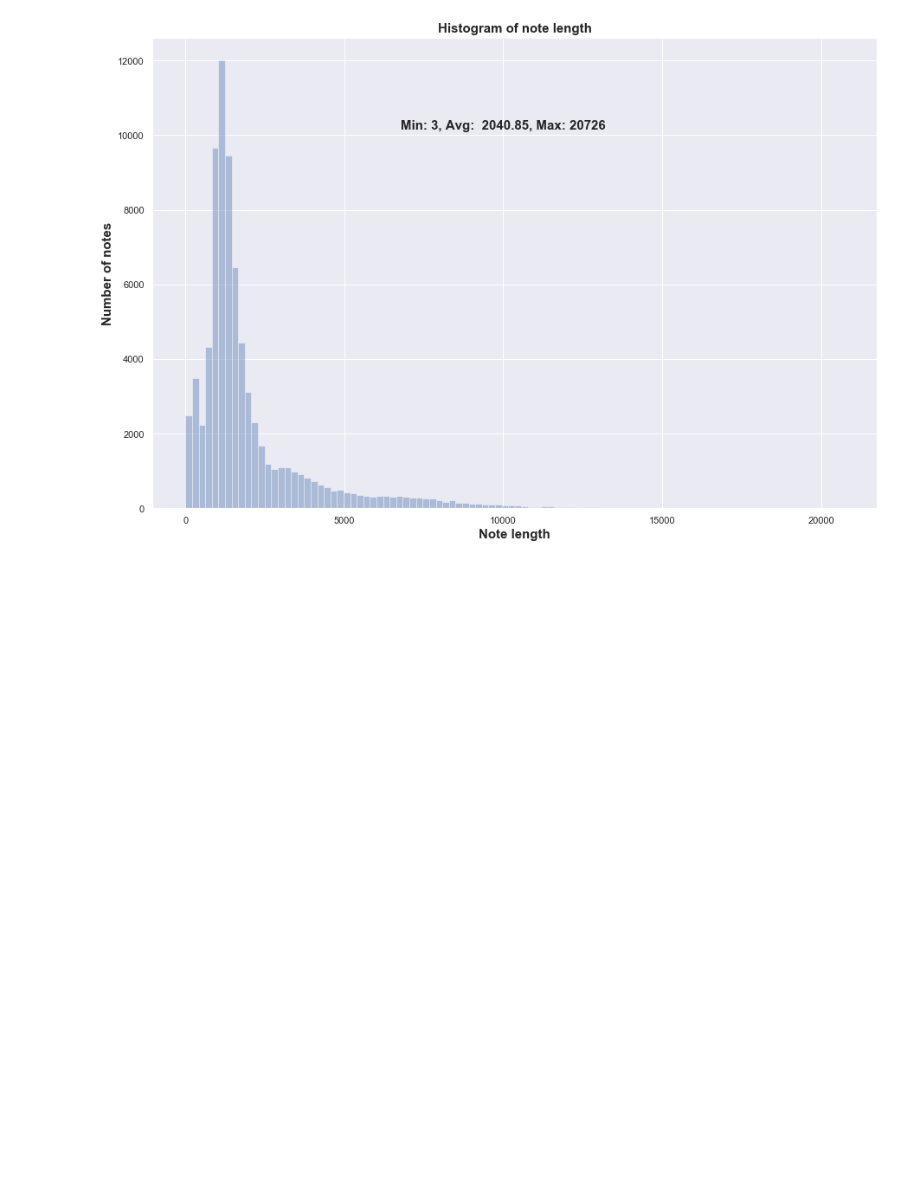
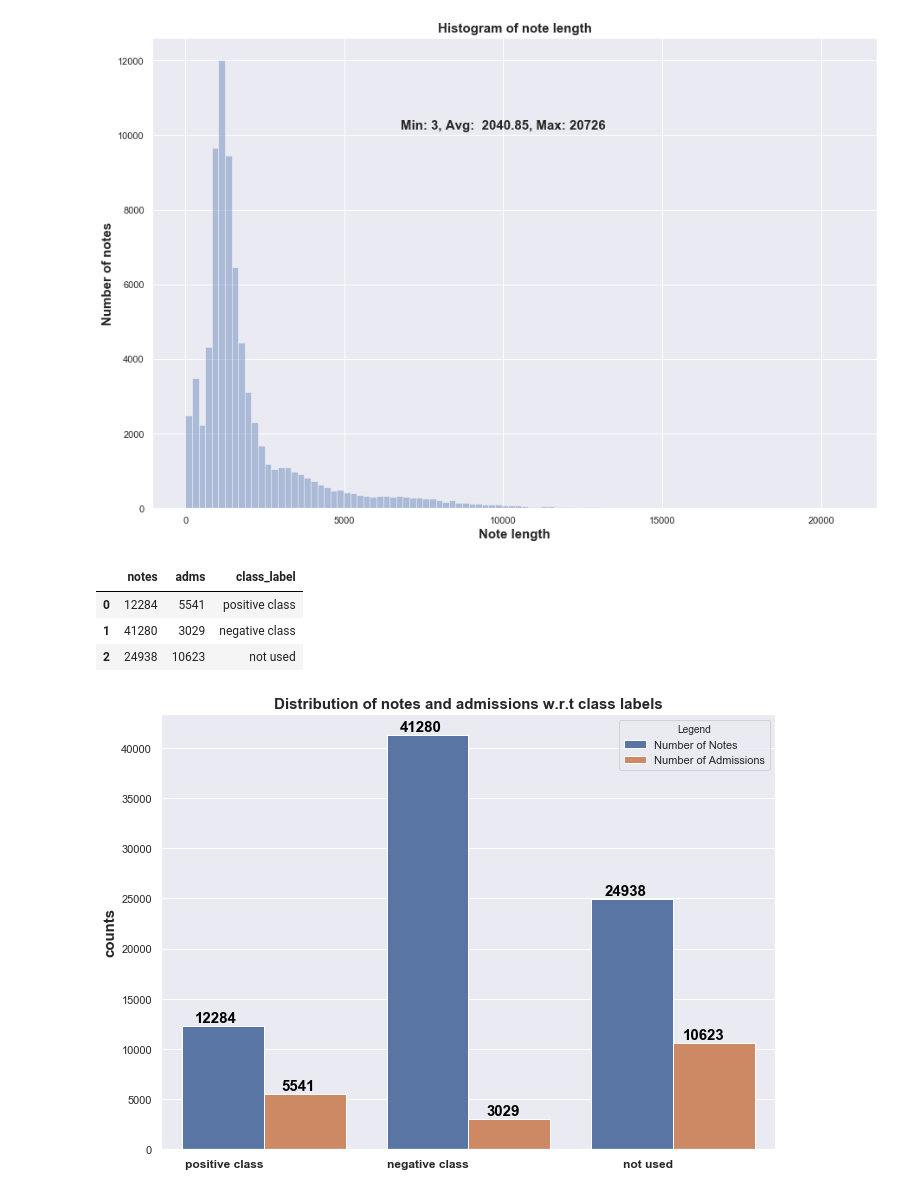
Before and after one commit to sudarshan85/mimic_extraction, a Jupyter notebook: icu_admission_pred/nb/notes_plot.ipynb, the cells around one changed output. Cells and saved outputs as stored; diff of their text form; code cells hidden in the pictures; blank space fills up the shorter version.

```diff
--- a/icu_admission_pred/nb/notes_plot.ipynb
+++ b/icu_admission_pred/nb/notes_plot.ipynb
@@ -170,3 +176,38 @@ ax.text(10000, ax.get_ylim()[1]*0.80, f"Min: {df['note_length'].min()}, Avg: {df
 # %% [output]
 Text(10000, 10094.28, 'Min: 3, Avg:  2040.85, Max: 20726')
 [figure]
+# %%
+query = """
+select count(*) as notes, count(distinct hadm_id) as adms, class_label from notes group by class_label order by class_label
+"""
+df = pd.read_sql_query(query, con)
+desc = ['not used', 'negative class', 'positive class']
+df['class_label'] = desc
+df = df.reindex([2,1,0])
+df.reset_index(inplace=True, drop=True)
+df
+# %% [output]
+|  | notes | adms | class_label |
+| 0 | 12284 | 5541 | positive class |
+| 1 | 41280 | 3029 | negative class |
+| 2 | 24938 | 10623 | not used |
+# %%
+mdf = df.copy()
+mdf.rename(columns={'adms':'Number of Admissions', 'notes':'Number of Notes'}, inplace=True)
+mdf = pd.melt(mdf, id_vars='class_label', var_name='Legend', value_name='counts')
+# %%
+fig, ax = plt.subplots(figsize=(11, 8))
+
+sns.barplot(x='class_label', y='counts', hue='Legend', data=mdf, ax=ax)
+ax.set_xticklabels(ax.get_xticklabels(), ha='right', fontweight='bold', fontsize=12)
+ax.set_xlabel("")
+ax.set_ylabel('counts', fontweight='bold', fontsize=15)
+ax.set_title('Distribution of notes and admissions w.r.t class labels', fontweight='bold', fontsize=15)
+
+for index, row in mdf.iterrows():
+    if index < len(mdf)//2:
+        ax.text(index-0.13, row['counts']+50, str(row['counts']), color='black', ha='right', va='bottom', fontweight='bold', fontsize=15)
+    else:
+        ax.text(index % (len(mdf)//2)+0.25, row['counts']+50, str(row['counts']), color='black', ha='right', va='bottom', fontweight='bold', fontsize=15)
+# %% [output]
+[figure, added]
```
Also changed, not shown: parts of 13 cells of this notebook, 1 other file.
